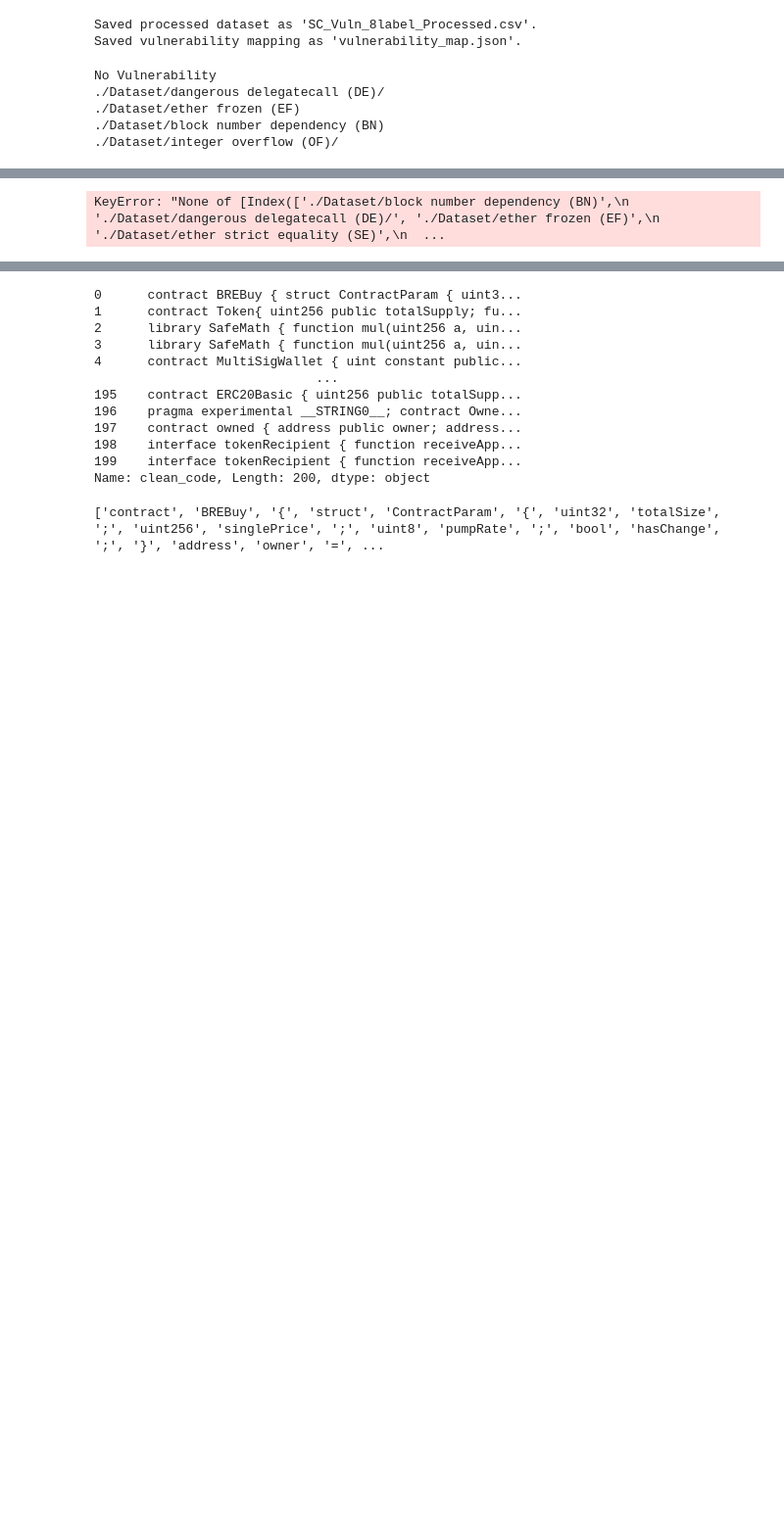
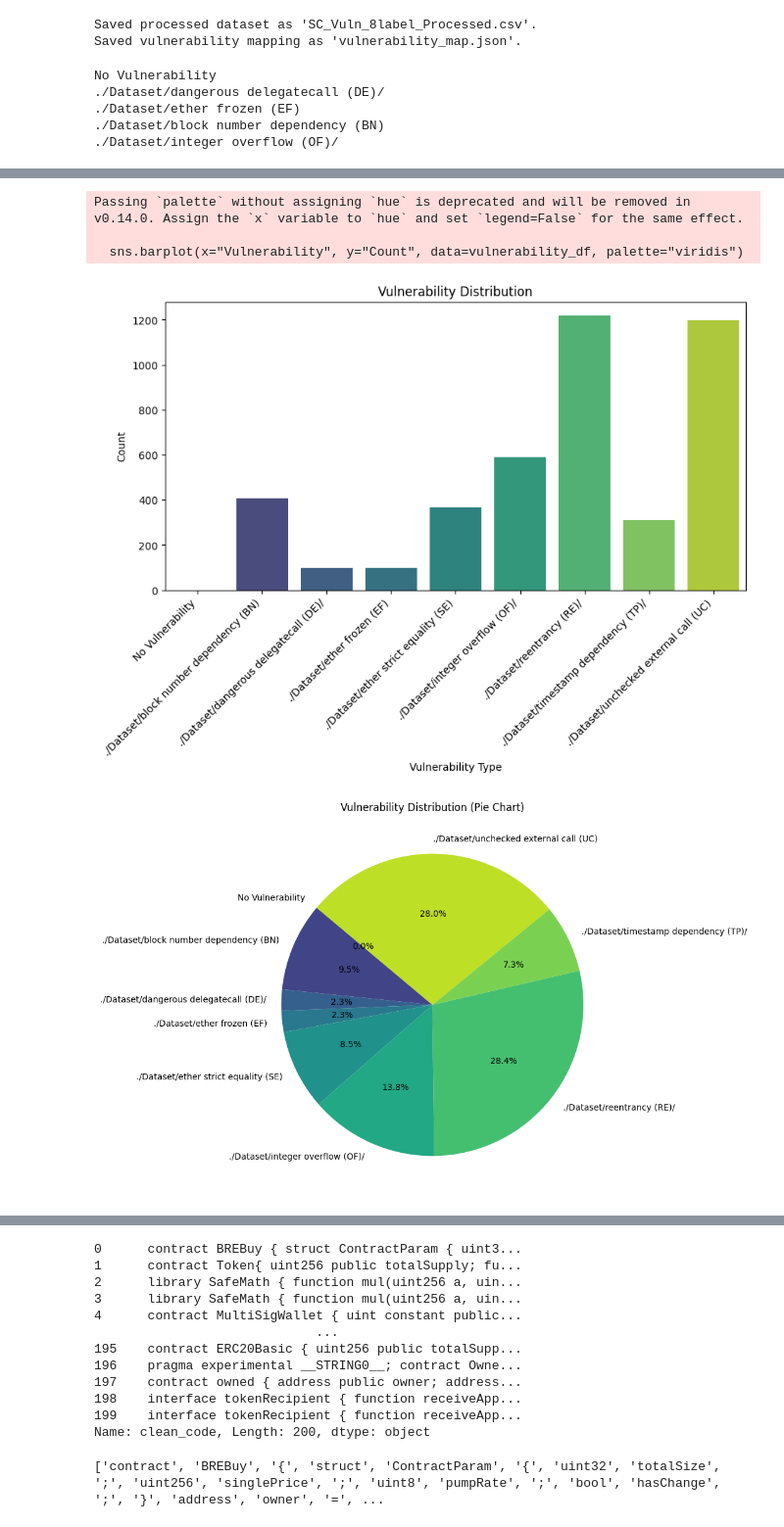
Before and after one commit to SophiaLuan-uwo/Smart_Contract_Vulnerabilities_Project, a Jupyter notebook: Smart_Contract_Vulnerabilities.ipynb, the cells around one changed output, grey strips where cells are left out. Shown at 98% size. Cells and saved outputs as stored; diff of their text form; code cells hidden in the pictures; blank space fills up the shorter version.

```diff
--- a/Smart_Contract_Vulnerabilities.ipynb
+++ b/Smart_Contract_Vulnerabilities.ipynb
@@ -159,10 +159,15 @@ No Vulnerability
 import pandas as pd
 import matplotlib.pyplot as plt
 import seaborn as sns
-from wordcloud import WordCloud
+import json
 
 # Load dataset
 df = pd.read_csv("SC_Vuln_8label_Processed.csv")
+
+# Load vulnerability map
+with open("vulnerability_map.json", "r") as f:
+    vulnerability_map = json.load(f)
+    vulnerability_map = {int(k): v for k, v in vulnerability_map.items()}  # Convert keys to integers
 
 ### === 1 Basic Dataset Information === ###
 print(" Dataset Overview:")
@@ -173,32 +178,49 @@ print("\n Total Rows in Dataset:", df.shape[0])
 # Check if filenames are unique
 print("\n Unique Filenames:", df["filename"].nunique())
 
-# Count label (vulnerability) distribution
-label_cols = [
-    "./Dataset/block number dependency (BN)",
-    "./Dataset/dangerous delegatecall (DE)/",
-    "./Dataset/ether frozen (EF)",
-    "./Dataset/ether strict equality (SE)",
-    "./Dataset/integer overflow (OF)/",
-    "./Dataset/reentrancy (RE)/",
-    "./Dataset/timestamp dependency (TP)/",
-    "./Dataset/unchecked external call (UC)"
-]
-label_counts = df[label_cols].sum().sort_values(ascending=False)
-print("\n Vulnerability Label Distribution:\n", label_counts)
+# Convert string representation of list to actual list
+df["vulnerability_list"] = df["vulnerability_list"].apply(lambda x: eval(x) if isinstance(x, str) else x)
+
+# Count vulnerabilities
+vulnerability_counts = [0] * len(vulnerability_map)
+for row in df["vulnerability_list"]:
+    for i, presence in enumerate(row):
+        vulnerability_counts[i] += presence
+
+# Convert counts to DataFrame for visualization
+vulnerability_df = pd.DataFrame(
+    {"Vulnerability": [vulnerability_map[i] for i in range(len(vulnerability_map))], "Count": vulnerability_counts}
+)
+
+print("\n Vulnerability Label Distribution:\n", vulnerability_df)
 
 ### === 2 Label Distribution Visualization === ###
 plt.figure(figsize=(10,5))
-sns.barplot(x=label_counts.index, y=label_counts.values, palette="viridis")
-plt.xticks(rotation=45)
+sns.barplot(x="Vulnerability", y="Count", data=vulnerability_df, palette="viridis")
+plt.xticks(rotation=45, ha="right")
 plt.xlabel("Vulnerability Type")
 plt.ylabel("Count")
 plt.title("Vulnerability Distribution")
 plt.show()
 
-### === 3 Co-occurrence Analysis (Heatmap) === ###
+### === 3 Pie Chart for Vulnerability Distribution === ###
+plt.figure(figsize=(8, 8))
+plt.pie(
+    vulnerability_df["Count"],
+    labels=vulnerability_df["Vulnerability"],
+    autopct="%1.1f%%",
+    colors=sns.color_palette("viridis", len(vulnerability_df)),
+    startangle=140
+)
+plt.title("Vulnerability Distribution (Pie Chart)")
+plt.show()
+
+### === 4 Co-occurrence Analysis (Heatmap) === ###
+# Convert list format back into a DataFrame with separate columns for each vulnerability
+vulnerability_matrix = pd.DataFrame(df["vulnerability_list"].to_list(), columns=vulnerability_map.values())
+
 plt.figure(figsize=(8,6))
-sns.heatmap(df[label_cols].corr(), annot=True, cmap="coolwarm", linewidths=0.5)
+sns.heatmap(vulnerability_matrix.corr(), annot=True, cmap="coolwarm", linewidths=0.5)
 plt.title("Vulnerability Co-occurrence Heatmap")
 plt.show()
 # %% [output]
@@ -222 +244,5 @@ None
-KeyError: "None of [Index(['./Dataset/block number dependency (BN)',\n       './Dataset/dangerous delegatecall (DE)/', './Dataset/ether frozen (EF)',\n       './Dataset/ether strict equality (SE)',\n  ...
+Passing `palette` without assigning `hue` is deprecated and will be removed in v0.14.0. Assign the `x` variable to `hue` and set `legend=False` for the same effect.
+
+  sns.barplot(x="Vulnerability", y="Count", data=vulnerability_df, palette="viridis")
+[figure, added]
+[figure, added]
```
Also changed, not shown: parts of 1 cell of this notebook.
